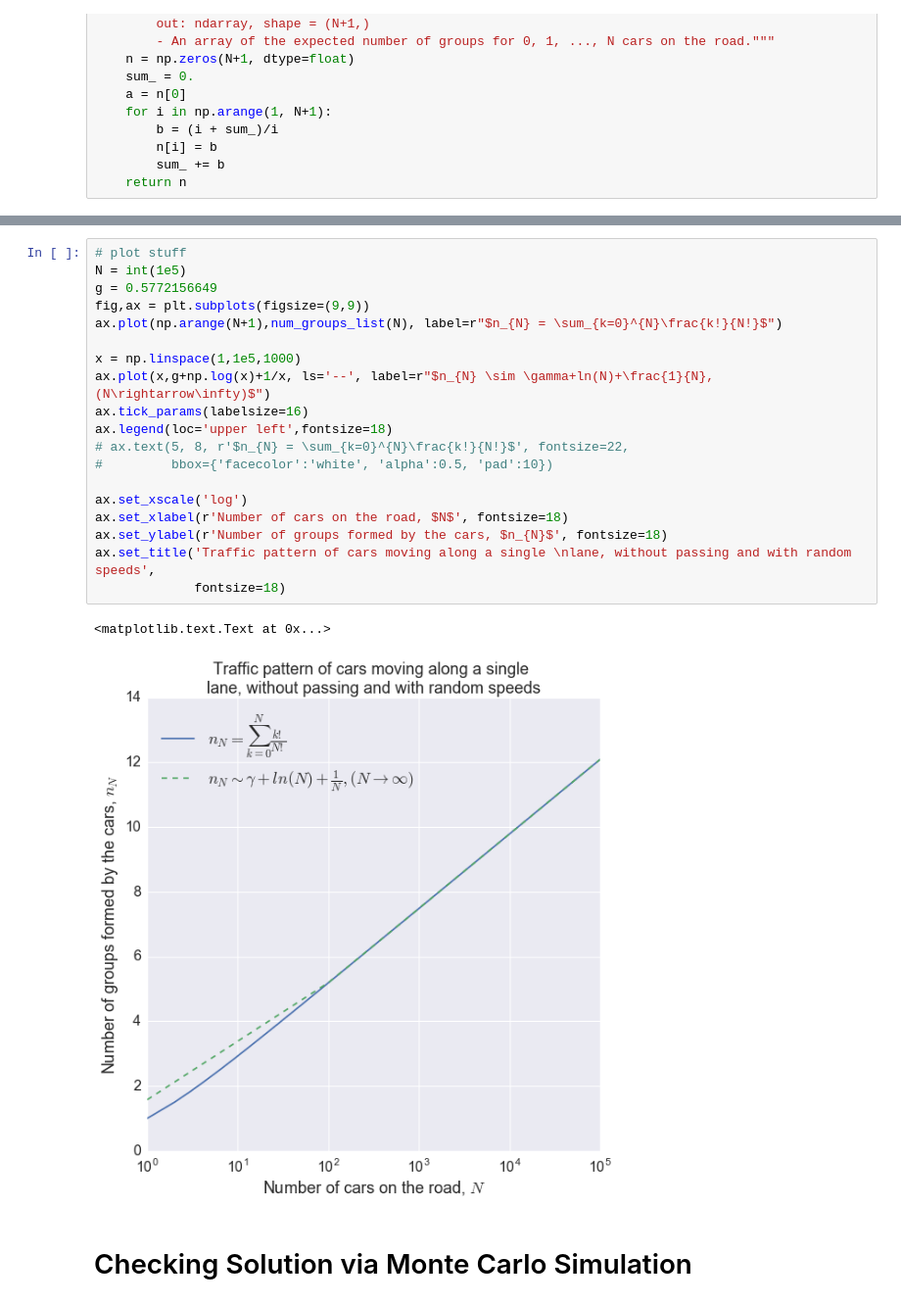
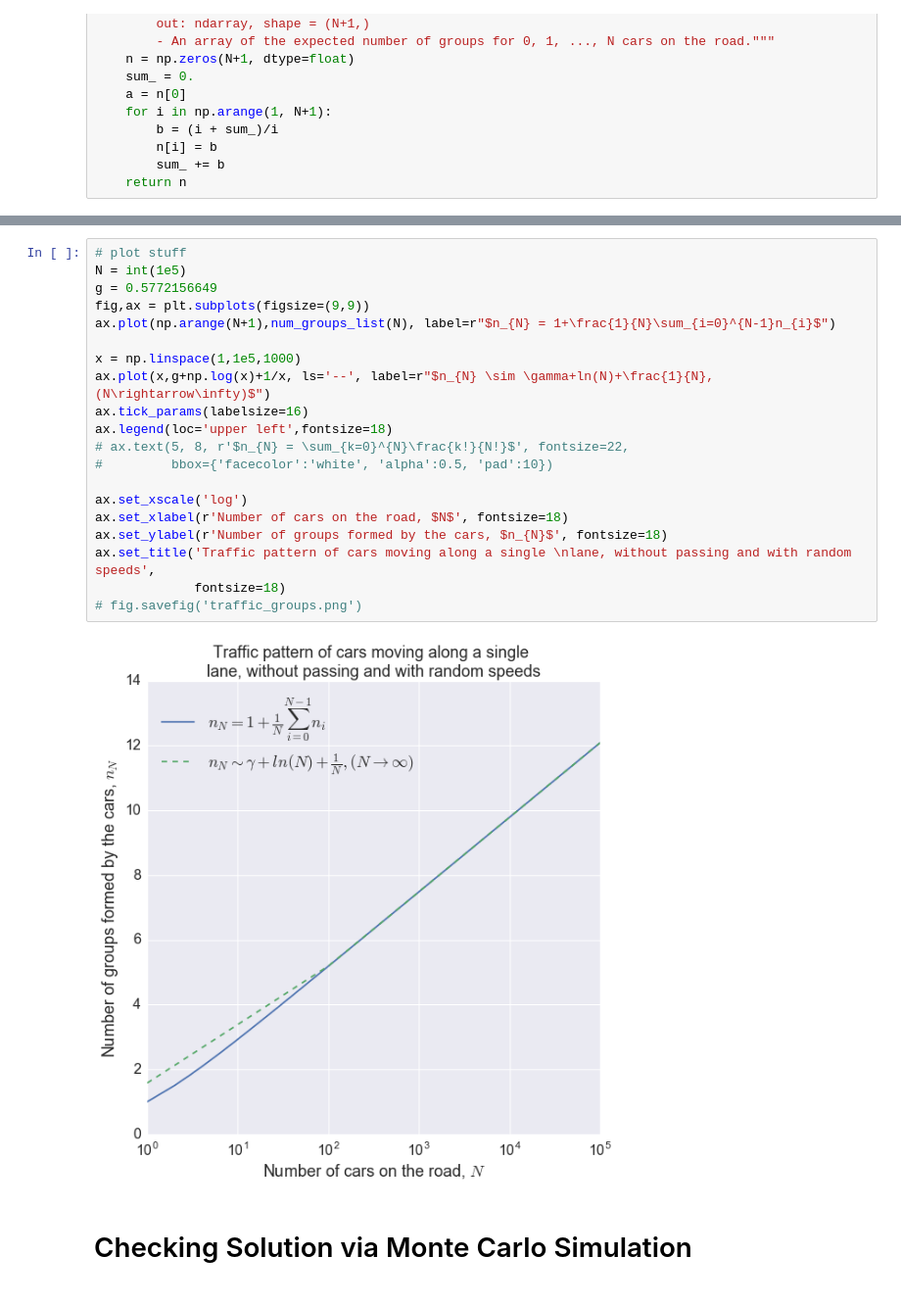
Before and after one commit to meowklaski/Riddles, a Jupyter notebook: Traffic_Jam.ipynb, the cells around one changed output, grey strips where cells are left out. Shown at 98% size. Cells and saved outputs as stored; diff of their text form.

```diff
--- a/Traffic_Jam.ipynb
+++ b/Traffic_Jam.ipynb
@@ -100,25 +63,25 @@ num_groups_list2(100000)
 # %%
 # plot stuff
 N = int(1e5)
 g = 0.5772156649
 fig,ax = plt.subplots(figsize=(9,9))
-ax.plot(np.arange(N+1),num_groups_list(N), label=r"$n_{N} = \sum_{k=0}^{N}\frac{k!}{N!}$")
+ax.plot(np.arange(N+1),num_groups_list(N), label=r"$n_{N} = 1+\frac{1}{N}\sum_{i=0}^{N-1}n_{i}$")
 
 x = np.linspace(1,1e5,1000)
 ax.plot(x,g+np.log(x)+1/x, ls='--', label=r"$n_{N} \sim \gamma+ln(N)+\frac{1}{N}, (N\rightarrow\infty)$")
 ax.tick_params(labelsize=16)
 ax.legend(loc='upper left',fontsize=18)
 # ax.text(5, 8, r'$n_{N} = \sum_{k=0}^{N}\frac{k!}{N!}$', fontsize=22,
 #         bbox={'facecolor':'white', 'alpha':0.5, 'pad':10})
 
 ax.set_xscale('log')
 ax.set_xlabel(r'Number of cars on the road, $N$', fontsize=18)
 ax.set_ylabel(r'Number of groups formed by the cars, $n_{N}$', fontsize=18)
 ax.set_title('Traffic pattern of cars moving along a single \nlane, without passing and with random speeds',
              fontsize=18)
+# fig.savefig('traffic_groups.png')
 # %% [output]
-<matplotlib.text.Text at 0x...>
-[figure, old version]
+[figure, new version]
 # %% [markdown]
 # Checking Solution via Monte Carlo Simulation
 # %% [markdown]
```
Also changed, not shown: parts of 5 cells of this notebook, 1 other file.
